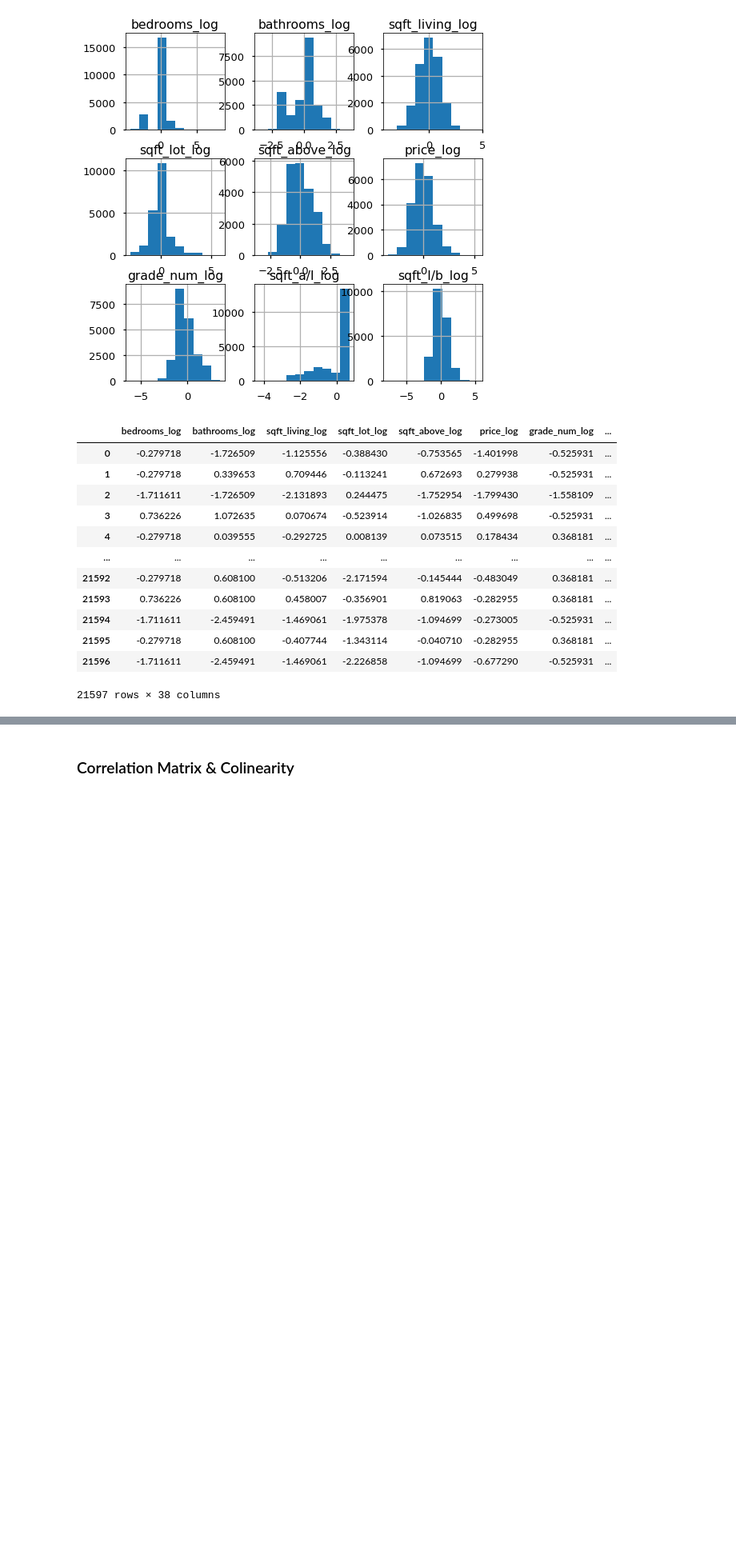
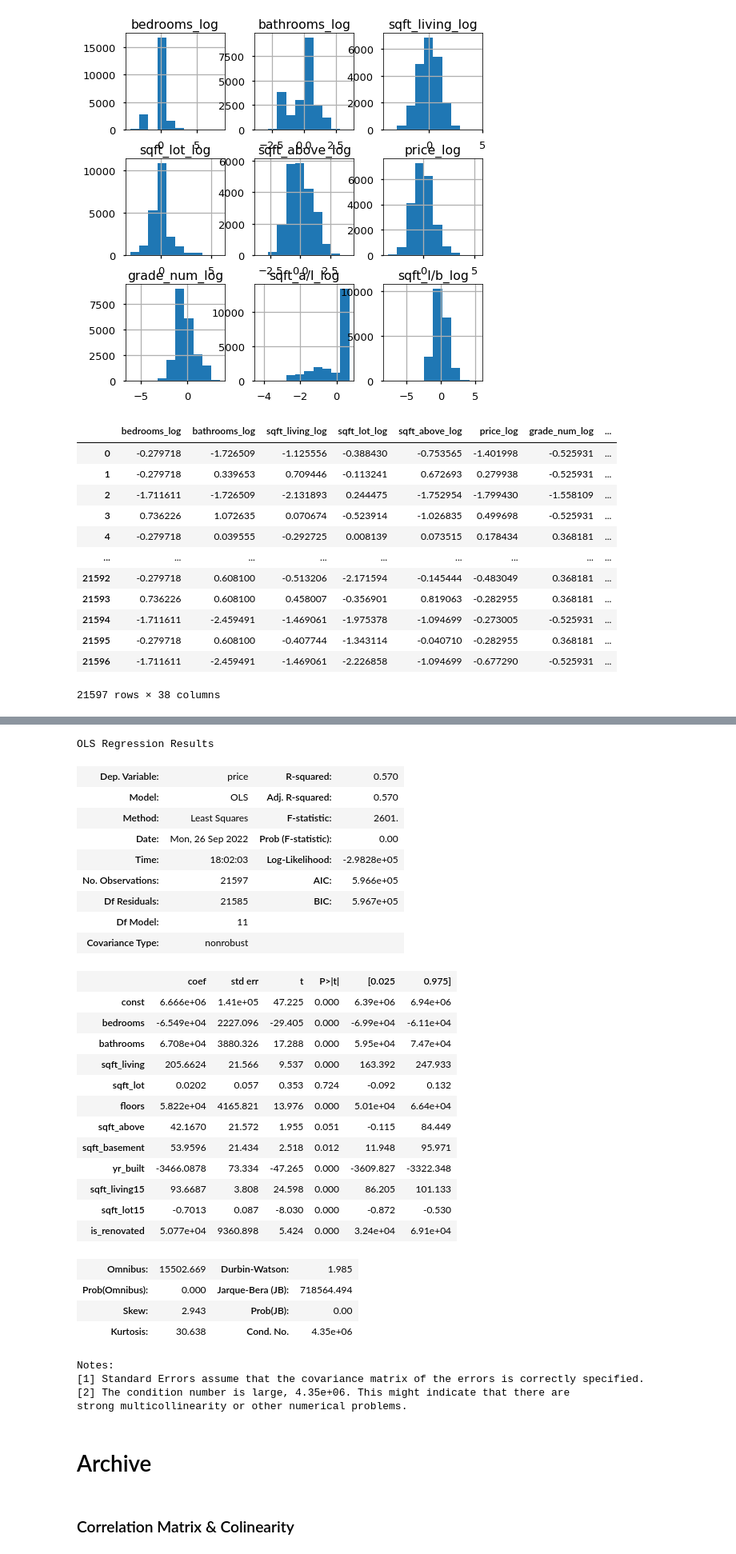
Before and after one commit to heathlikethecandybar/dsc-phase-2-project-v2-3, a Jupyter notebook: student.ipynb, the cells around one changed output, grey strips where cells are left out. Shown at 80% size. Saved outputs shown, nothing was run; the diff lists cells and outputs as text; code cells hidden in the pictures; blank space fills up the shorter version.

```diff
--- a/student.ipynb
+++ b/student.ipynb
@@ -489,0 +536,9 @@ df_final
+# %%
+# create predictors
+predictors = log_norm.drop(['price_log'], axis=1)
+
+# create model intercept
+predictors_int = sm.add_constant(predictors)
+
+# fit model to data
+model = sm.OLS(log_norm['price_log'],predictors_int).fit()
@@ -489,0 +576,4 @@ df_final
+# %%
+df_og_cats = df_clean.iloc[:, 0:12]
+
+df_og_cats
@@ -490,3 +594,48 @@ df_final
+# %%
+# create predictors
+predictors = df_og_cats.drop(['price'], axis=1)
+
+# create model intercept
+predictors_int = sm.add_constant(predictors)
+
+# fit model to data
+model = sm.OLS(df_og_cats['price'],predictors_int).fit()
+# %%
+model.summary()
+# %% [output]
+OLS Regression Results
+| Dep. Variable: | price | R-squared: | 0.570 |
+| Model: | OLS | Adj. R-squared: | 0.570 |
+| Method: | Least Squares | F-statistic: | 2601. |
+| Date: | Mon, 26 Sep 2022 | Prob (F-statistic): | 0.00 |
+| Time: | 18:02:03 | Log-Likelihood: | -2.9828e+05 |
+| No. Observations: | 21597 | AIC: | 5.966e+05 |
+| Df Residuals: | 21585 | BIC: | 5.967e+05 |
+| Df Model: | 11 |  |  |
+| Covariance Type: | nonrobust |  |  |
+|  | coef | std err | t | P>|t| | [0.025 | 0.975] |
+| const | 6.666e+06 | 1.41e+05 | 47.225 | 0.000 | 6.39e+06 | 6.94e+06 |
+| bedrooms | -6.549e+04 | 2227.096 | -29.405 | 0.000 | -6.99e+04 | -6.11e+04 |
+| bathrooms | 6.708e+04 | 3880.326 | 17.288 | 0.000 | 5.95e+04 | 7.47e+04 |
+| sqft_living | 205.6624 | 21.566 | 9.537 | 0.000 | 163.392 | 247.933 |
+| sqft_lot | 0.0202 | 0.057 | 0.353 | 0.724 | -0.092 | 0.132 |
+| floors | 5.822e+04 | 4165.821 | 13.976 | 0.000 | 5.01e+04 | 6.64e+04 |
+| sqft_above | 42.1670 | 21.572 | 1.955 | 0.051 | -0.115 | 84.449 |
+| sqft_basement | 53.9596 | 21.434 | 2.518 | 0.012 | 11.948 | 95.971 |
+| yr_built | -3466.0878 | 73.334 | -47.265 | 0.000 | -3609.827 | -3322.348 |
+| sqft_living15 | 93.6687 | 3.808 | 24.598 | 0.000 | 86.205 | 101.133 |
+| sqft_lot15 | -0.7013 | 0.087 | -8.030 | 0.000 | -0.872 | -0.530 |
+| is_renovated | 5.077e+04 | 9360.898 | 5.424 | 0.000 | 3.24e+04 | 6.91e+04 |
+| Omnibus: | 15502.669 | Durbin-Watson: | 1.985 |
+| Prob(Omnibus): | 0.000 | Jarque-Bera (JB): | 718564.494 |
+| Skew: | 2.943 | Prob(JB): | 0.00 |
+| Kurtosis: | 30.638 | Cond. No. | 4.35e+06 |
+Notes:
+[1] Standard Errors assume that the covariance matrix of the errors is correctly specified.
+[2] The condition number is large, 4.35e+06. This might indicate that there are
+strong multicollinearity or other numerical problems.
+# %% [markdown]
+# Archive
 # %% [markdown]
 ### Correlation Matrix & Colinearity
 # %%
```
Also changed, not shown: parts of 8 cells of this notebook.
